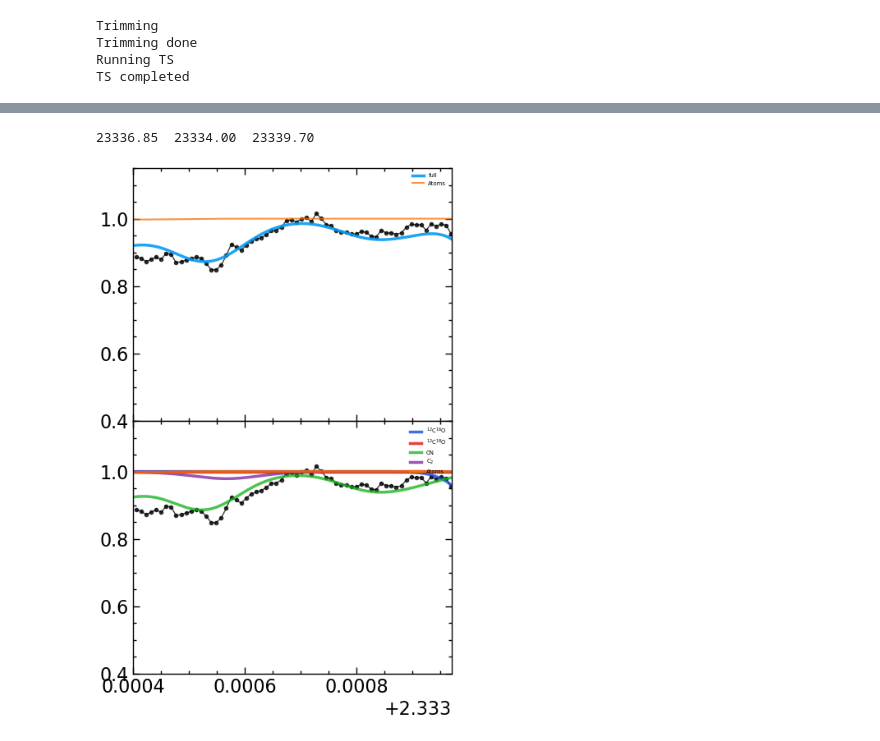
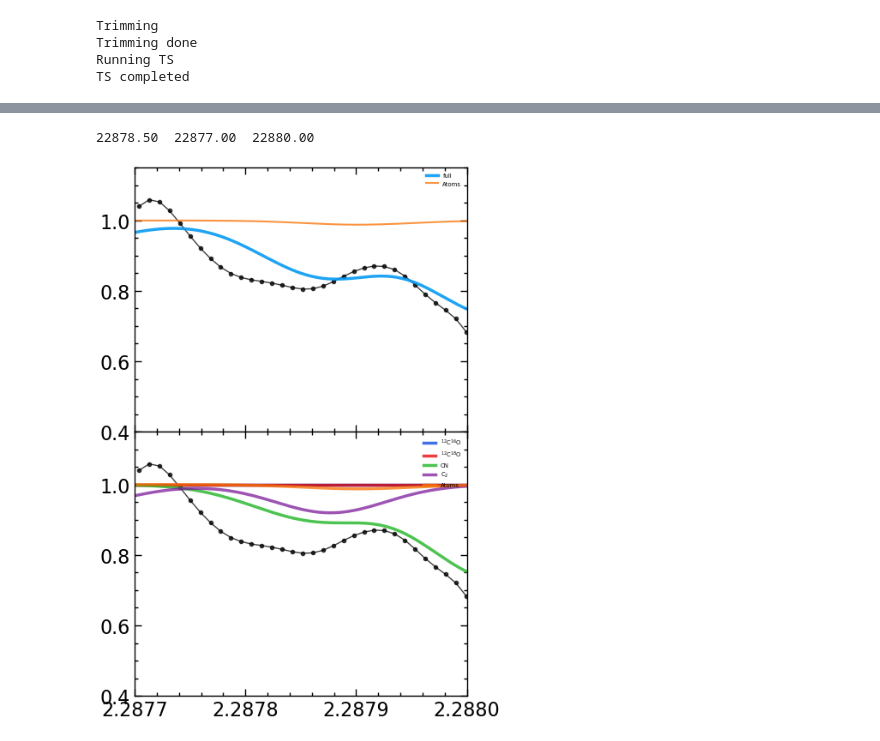
Before and after one commit to advaitmehla/TSFitPy, a Jupyter notebook: lineranges/ASAS-RCB-18.ipynb, the cells around one changed output, grey strips where cells are left out. Cells and saved outputs as stored; diff of their text form; code cells hidden in the pictures.

```diff
--- a/lineranges/ASAS-RCB-18.ipynb
+++ b/lineranges/ASAS-RCB-18.ipynb
@@ -20,5 +21,11 @@ obs_wave, obs_flux, obs_err = observed_data[0], observed_data[1], observed_data[
 
 wavecorr = obs_wave*1e-4
 fluxcorr = obs_flux
+# %%
+fs = 100000
+fc = 14000  # Cut-off frequency of the filter
+w = fc / (fs / 2) # Normalize the frequency
+b, a = signal.butter(5, w, 'low')
+fluxcorr = signal.filtfilt(b, a, fluxcorr)
 # %%
 # obs_wave += 0.3
@@ -350,7 +357,7 @@ oguess = 8.4
 element_abundances ={"H" : 7.5-12, "He" : 11.5-10.93, "C" : 9.2-8.56, "N" : nguess-7.98, "O" : oguess-8.77, "Na":-1.0, "Fe" : -0.4, "S":-1, "Ca":-0.5, "Si":-0.5}
                     #  "Fe" : -1.0, "Mg" : -1, "S" : -1, "Si": -1, "Na":-1, "Ca":-1, "Co":-1}
 rat = 10
-vmac = 1.0
+vmac = 6.0
 free_isotopes = {"8.016" : rat/(1+rat), "8.017": 0.0, "8.018": 1/(1+rat)}
 include_molecules = True
 # %%
@@ -717,7 +809,7 @@ plt.subplots_adjust(wspace=0, hspace=0)
 # wav_range = [2.4688, 2.4702]
 # l,r = wav_range
 
-l, r = 23334.0,  23339.70
+l, r = 22877.00,  22880.
 l, r = l*1e-4, r*1e-4
 wav_range = [l, r]
 
@@ -737,32 +829,32 @@ for idx, row in lines.iterrows():
     near = False
     same = False
 
     if row['wav'] > wav_range[0] and row['wav'] < wav_range[1]:
         linewav = row['wav']
         # find nearest syntwave index to linewav
         idx = np.argmin(np.abs(wavelength*1e-4 - linewav))
         thresh = 0.95
         wav_gap_thresh = 1e-4
         if syntflux_atoms[idx] < thresh:
             near = abs(prev_wav - linewav) < wav_gap_thresh
             same = prev_name == row['name']
             if (not near) :
                 axs.axvline(row['wav'], color = 'xkcd:gray', linestyle='--', lw=1)
                 axs.text(row['wav']+5e-5, 1.05, row['name'], rotation = 90, fontsize = 10, fontname = 'serif')
                 ax2.axvline(row['wav'], color = 'xkcd:gray', linestyle='--', lw=1)
                 # ax2.text(row['wav']+5e-5, 1.15, row['name'], rotation = 90, fontsize = 10, fontname = 'serif')
                 prev_wav, prev_name = row['wav'], row['name']
             else:
                 print("too near")
 ax2.plot(wavecorr[mask], fluxcorr[mask], "k.-", lw = 1, alpha=0.75)
 ax2.plot(wavelength*1e-4, syntflux_CO16, lw = 2.5, c = 'xkcd:blue', alpha = 0.76, label = r"$^{12}$C$^{16}$O")
 ax2.plot(wavelength*1e-4, syntflux_CO18, lw = 2.5, c = 'xkcd:red', alpha = 0.76, label = r"$^{12}$C$^{18}$O")
 ax2.plot(wavelength*1e-4, syntflux_CN, lw = 2.5, c = 'xkcd:green', alpha = 0.76, label = "CN")
 ax2.plot(wavelength*1e-4, syntflux_C2, lw = 2.5, c = 'xkcd:purple', alpha = 0.76, label = r"C$_2$")
 # 2xs.plot(syntwave_CH*1e-4, syntflux_CH, lw = 2.5, c = 'xkcd:pink', alpha = 0.76, label = "CH")
 ax2.plot(wavelength*1e-4, syntflux_atoms, lw = 2.5, c = 'xkcd:orange', alpha = 0.76, label = "Atoms")
 ax2.legend(fontsize=5, loc = 'upper right')
 print(f"{(0.5*(l+r)*1e4):.2f}  {l*1e4:.2f}  {r*1e4:.2f}")
 # %% [output]
-23336.85  23334.00  23339.70
+22878.50  22877.00  22880.00
-[figure, old version]
+[figure, new version]
```
Also changed, not shown: parts of 7 cells of this notebook, 13 other files.
